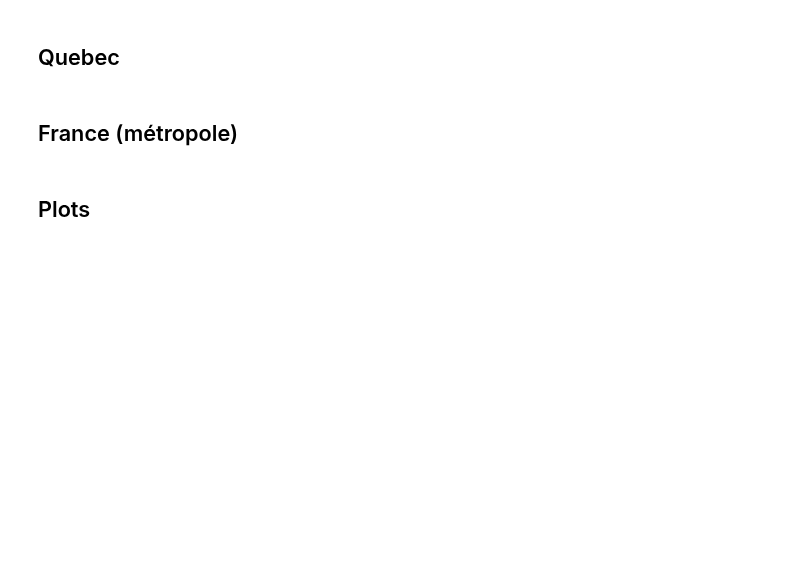
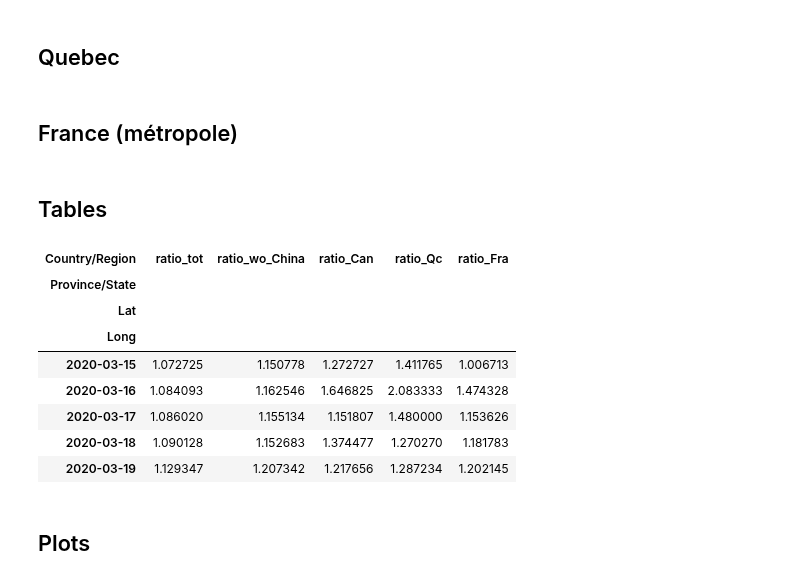
Before and after one commit to louisleroy5/COVID-19, a Jupyter notebook: Stat covid.ipynb, the cells around one changed output. Drawn from its saved outputs; the diff is of its cells as text; code cells hidden in the pictures; blank space fills up the shorter version.

```diff
--- a/Stat covid.ipynb
+++ b/Stat covid.ipynb
@@ -64,3 +69,19 @@ confirmed["ratio_Fra"]=ratio_day(confirmed.loc[:, ("France", "France")].sum(axis
+# %% [markdown]
+## Tables
+# %%
+confirmed[
+    ["ratio_tot", "ratio_wo_China", "ratio_Can", "ratio_Qc", "ratio_Fra"]
+].tail()
+# %% [output]
+| Country/Region | ratio_tot | ratio_wo_China | ratio_Can | ratio_Qc | ratio_Fra |
+| Province/State |  |  |  |  |  |
+| Lat |  |  |  |  |  |
+| Long |  |  |  |  |  |
+| 2020-03-15 | 1.072725 | 1.150778 | 1.272727 | 1.411765 | 1.006713 |
+| 2020-03-16 | 1.084093 | 1.162546 | 1.646825 | 2.083333 | 1.474328 |
+| 2020-03-17 | 1.086020 | 1.155134 | 1.151807 | 1.480000 | 1.153626 |
+| 2020-03-18 | 1.090128 | 1.152683 | 1.374477 | 1.270270 | 1.181783 |
+| 2020-03-19 | 1.129347 | 1.207342 | 1.217656 | 1.287234 | 1.202145 |
 # %% [markdown]
 ## Plots
 # %%
```
Also changed, not shown: parts of 9 cells of this notebook.
